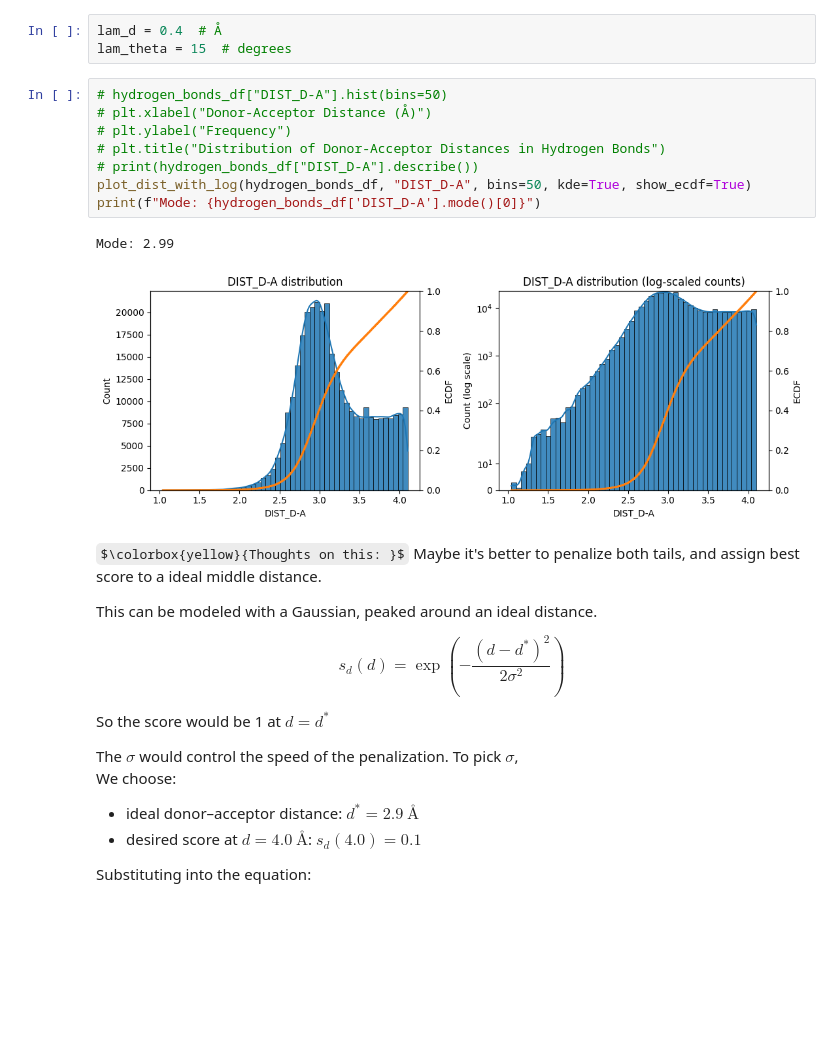
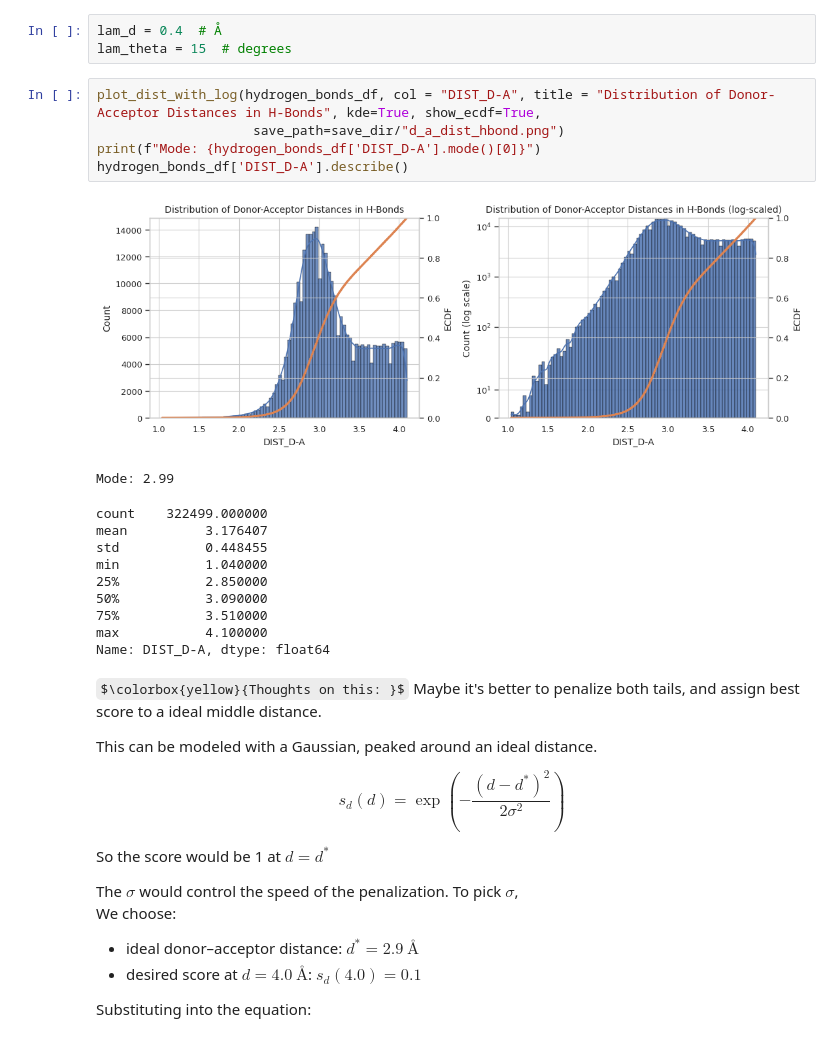
Before and after one commit to fatemeh-moghaddam/kinodata-3D-affinity-prediction, a Jupyter notebook: prob/interactions/interaction_scores.ipynb, the cells around one changed output. Cells and saved outputs as stored; diff of their text form; some formulas as TeX source; blank space fills up the shorter version.

```diff
--- a/prob/interactions/interaction_scores.ipynb
+++ b/prob/interactions/interaction_scores.ipynb
@@ -577,16 +322,22 @@ plt.show()
 lam_d = 0.4  # Å
 lam_theta = 15  # degrees
 # %%
-# hydrogen_bonds_df["DIST_D-A"].hist(bins=50)
-# plt.xlabel("Donor-Acceptor Distance (Å)")
-# plt.ylabel("Frequency")
-# plt.title("Distribution of Donor-Acceptor Distances in Hydrogen Bonds")
-# print(hydrogen_bonds_df["DIST_D-A"].describe())
-plot_dist_with_log(hydrogen_bonds_df, "DIST_D-A", bins=50, kde=True, show_ecdf=True)
+plot_dist_with_log(hydrogen_bonds_df, col = "DIST_D-A", title = "Distribution of Donor-Acceptor Distances in H-Bonds", kde=True, show_ecdf=True,
+                    save_path=save_dir/"d_a_dist_hbond.png")
 print(f"Mode: {hydrogen_bonds_df['DIST_D-A'].mode()[0]}")
+hydrogen_bonds_df['DIST_D-A'].describe()
 # %% [output]
+[figure, new version]
 Mode: 2.99
-[figure, old version]
+count    322499.000000
+mean          3.176407
+std           0.448455
+min           1.040000
+25%           2.850000
+50%           3.090000
+75%           3.510000
+max           4.100000
+Name: DIST_D-A, dtype: float64
 # %% [markdown]
 $\colorbox{yellow}{Thoughts on this: }$
 Maybe it's better to penalize both tails, and assign best score to a ideal middle distance.
```
Also changed, not shown: parts of 32 cells of this notebook.
